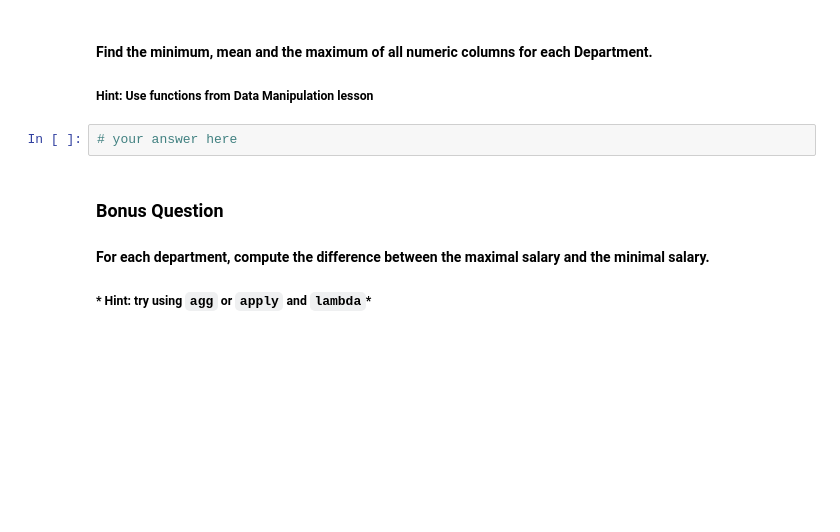
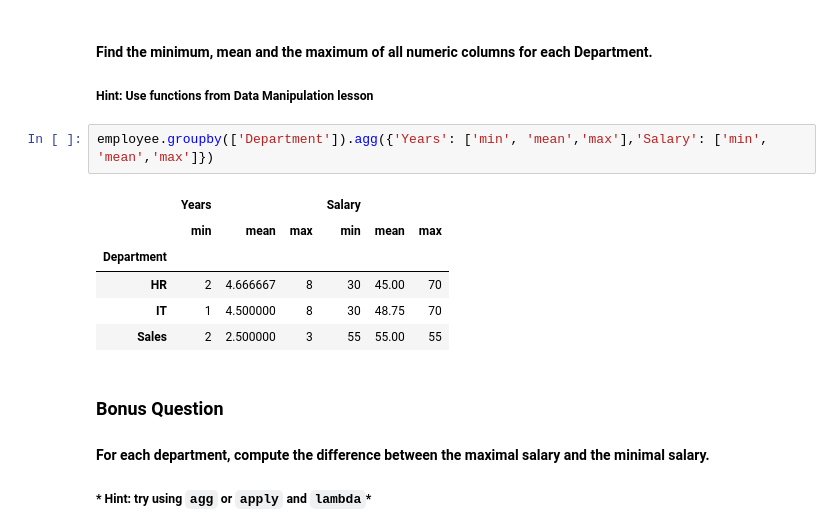
Before and after one commit to luisferlc/datamex1019, a Jupyter notebook: module-2/lab-subsetting-and-descriptive-stats/your-code/main.ipynb, the cells around one changed output. Cells and saved outputs as stored; diff of their text form; blank space fills up the shorter version.

```diff
--- a/module-2/lab-subsetting-and-descriptive-stats/your-code/main.ipynb
+++ b/module-2/lab-subsetting-and-descriptive-stats/your-code/main.ipynb
@@ -251,8 +272,15 @@ employee.groupby(['Name', 'Years']).agg({'Years':'mean'})
 #### Find the minimum, mean and the maximum of all numeric columns for each Department.
 
 ##### Hint: Use functions from Data Manipulation lesson
-# %%
-# your answer here
+# %%
+employee.groupby(['Department']).agg({'Years': ['min', 'mean','max'],'Salary': ['min', 'mean','max']})
+# %% [output]
+|  | Years |  |  | Salary |  |  |
+|  | min | mean | max | min | mean | max |
+| Department |  |  |  |  |  |  |
+| HR | 2 | 4.666667 | 8 | 30 | 45.00 | 70 |
+| IT | 1 | 4.500000 | 8 | 30 | 48.75 | 70 |
+| Sales | 2 | 2.500000 | 3 | 55 | 55.00 | 55 |
 # %% [markdown]
 ### Bonus Question
 
```
Also changed, not shown: parts of 11 cells of this notebook.
